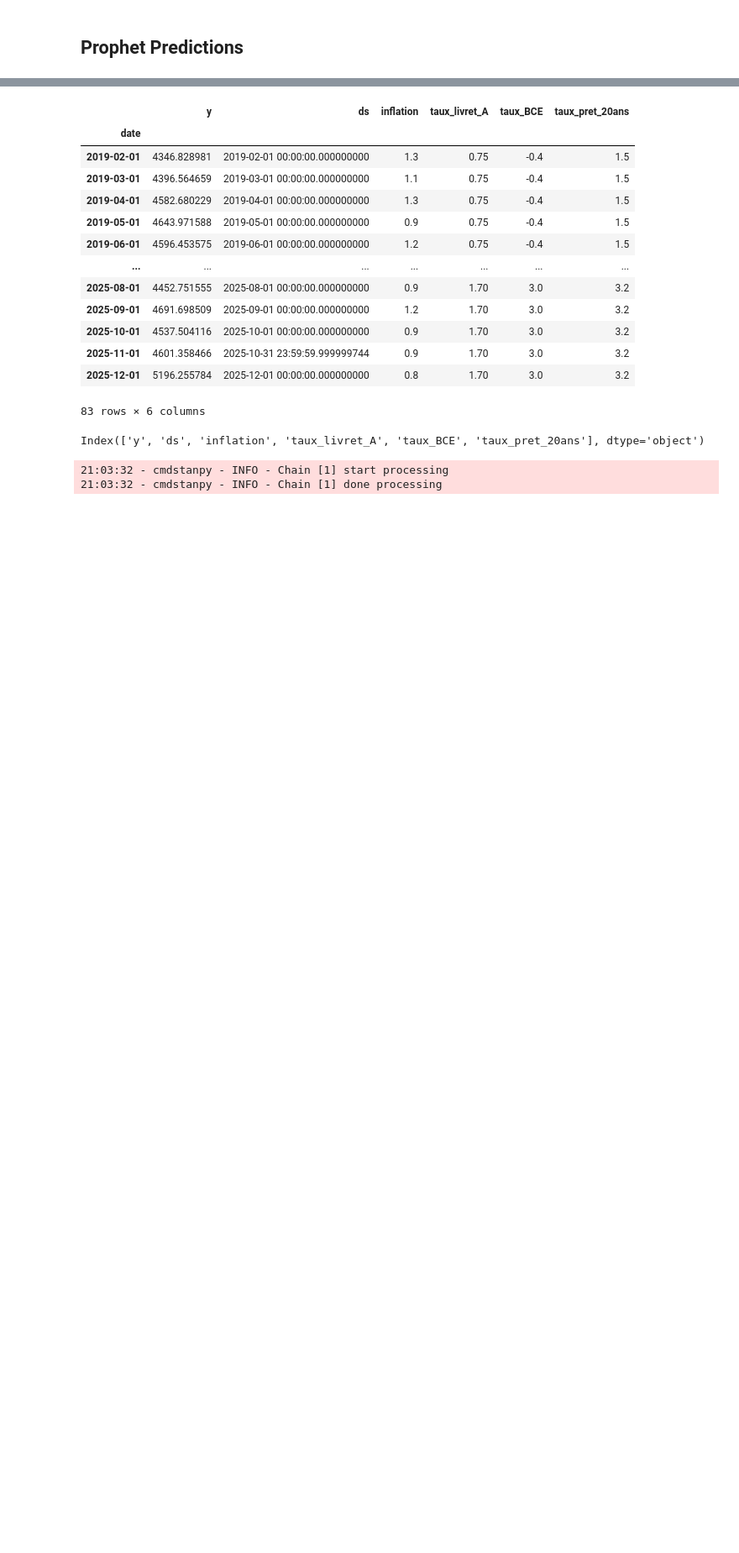
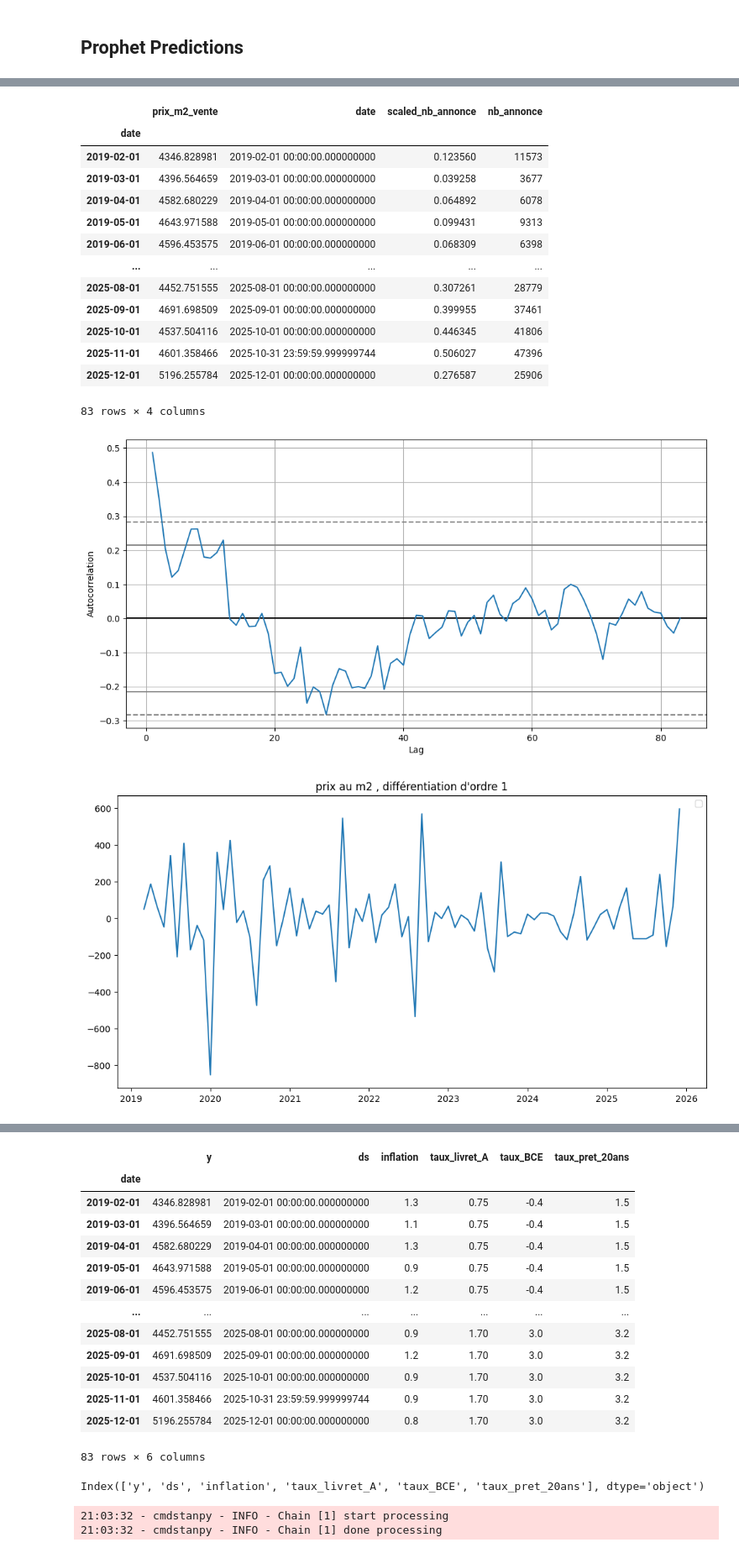
Before and after one commit to Clement2169/immocv, a Jupyter notebook: notebooks/PredictionAppartement.ipynb, the cells around one changed output, grey strips where cells are left out. Shown at 84% size. Saved outputs shown, nothing was run; the diff lists cells and outputs as text; code cells hidden in the pictures; blank space fills up the shorter version.

```diff
--- a/notebooks/PredictionAppartement.ipynb
+++ b/notebooks/PredictionAppartement.ipynb
@@ -602,0 +603,61 @@ Prophet performance  Metrics:
+# %%
+from pandas.plotting import autocorrelation_plot
+from statsmodels.tsa.stattools import adfuller
+
+display(df2)
+# autocorrelation_plot(airpasslog)
+
+df4 = df2.drop(columns=["date","scaled_nb_annonce","nb_annonce"])
+
+plt.figure(figsize=(12,6))
+plt.title ("prix au m2")
+plt.plot(df4)
+plt.show()
+
+fig,ax = plt.subplots(figsize=(12,6))
+autocorrelation_plot(df4,ax)
+plt.show()
+
+df5 = df4.diff(1).dropna()
+plt.figure(figsize=(12,6))
+plt.plot(df5)
+plt.legend()
+plt.title ("prix au m2 , différentiation d'ordre 1")
+plt.show()
+
+fig,ax = plt.subplots(figsize=(12,6))
+autocorrelation_plot(df5,ax=ax)
+
+ret_values = adfuller(df5)
+print ("add fuller p-value = ",ret_values[1])
+print ("first differentiation is not stationnary")
+
+df6 = df5.diff(1).dropna()
+plt.figure(figsize=(12,6))
+plt.plot(df6)
+plt.title ("prix au m2 , différentiation d'ordre 2")
+plt.legend()
+plt.show()
+fig,ax = plt.subplots(figsize=(12,6))
+autocorrelation_plot(df6,ax=ax)
+
+ret_values = adfuller(df6)
+print ("add fuller p-value = ",ret_values[1])
+print ("second differentiation is stationnary")
+# %% [output]
+|  | prix_m2_vente | date | scaled_nb_annonce | nb_annonce |
+| date |  |  |  |  |
+| 2019-02-01 | 4346.828981 | 2019-02-01 00:00:00.000000000 | 0.123560 | 11573 |
+| 2019-03-01 | 4396.564659 | 2019-03-01 00:00:00.000000000 | 0.039258 | 3677 |
+| 2019-04-01 | 4582.680229 | 2019-04-01 00:00:00.000000000 | 0.064892 | 6078 |
+| 2019-05-01 | 4643.971588 | 2019-05-01 00:00:00.000000000 | 0.099431 | 9313 |
+| 2019-06-01 | 4596.453575 | 2019-06-01 00:00:00.000000000 | 0.068309 | 6398 |
+| ... | ... | ... | ... | ... |
+| 2025-08-01 | 4452.751555 | 2025-08-01 00:00:00.000000000 | 0.307261 | 28779 |
+| 2025-09-01 | 4691.698509 | 2025-09-01 00:00:00.000000000 | 0.399955 | 37461 |
+| 2025-10-01 | 4537.504116 | 2025-10-01 00:00:00.000000000 | 0.446345 | 41806 |
+| 2025-11-01 | 4601.358466 | 2025-10-31 23:59:59.999999744 | 0.506027 | 47396 |
+| 2025-12-01 | 5196.255784 | 2025-12-01 00:00:00.000000000 | 0.276587 | 25906 |
+83 rows × 4 columns
+[figure, added]
+[figure, added]
```
Also changed, not shown: parts of 2 cells of this notebook, 2 other files.
